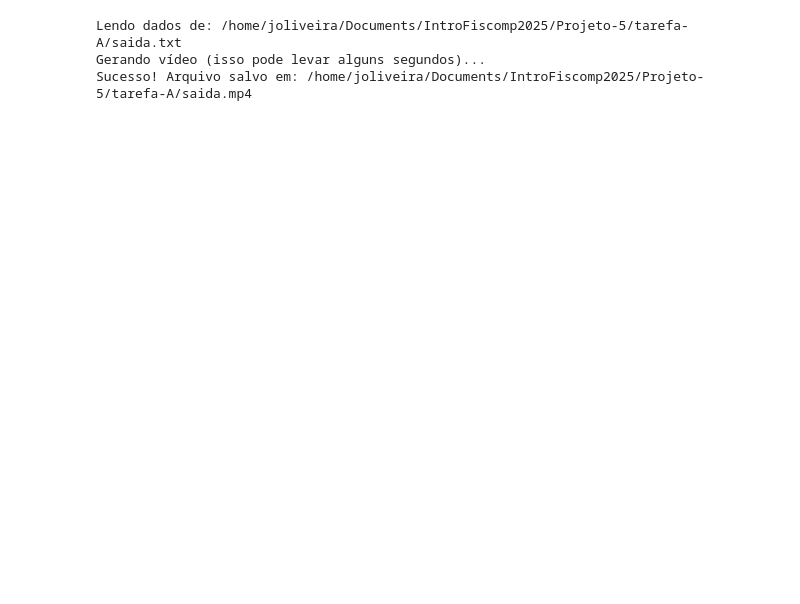
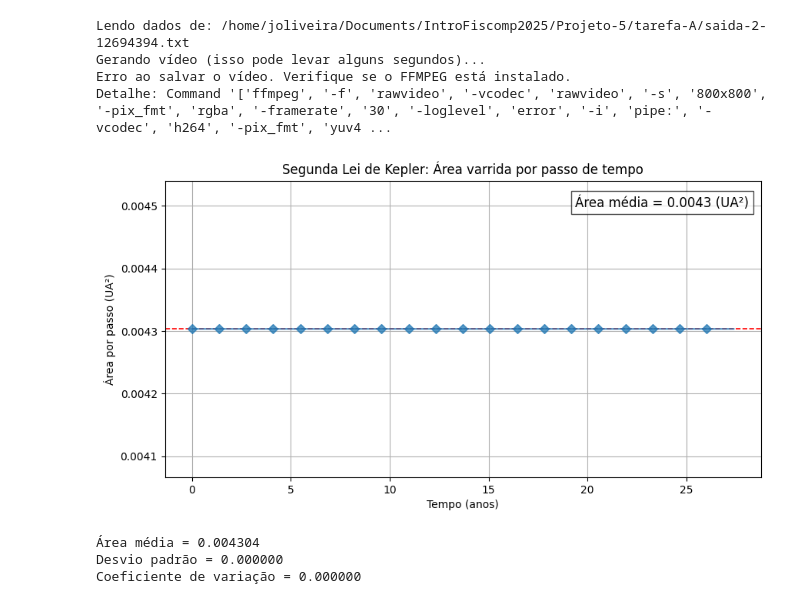
Before and after one commit to coppernium/IntroFiscomp2025, a Jupyter notebook: Projeto-5/tarefa-A/plot.ipynb, the cells around one changed output. Drawn from its saved outputs; the diff is of its cells as text; code cells hidden in the pictures; blank space fills up the shorter version.

```diff
--- a/Projeto-5/tarefa-A/plot.ipynb
+++ b/Projeto-5/tarefa-A/plot.ipynb
@@ -104,8 +104,70 @@ def animar_e_salvar_mp4(caminho_arquivo_entrada):
 # --- Exemplo de Uso ---
 if __name__ == "__main__":
     # Basta passar o nome do arquivo gerado pelo Fortran
-    animar_e_salvar_mp4('saida.txt')
+    animar_e_salvar_mp4('saida-2-12694394.txt')
 # %% [output]
-Lendo dados de: /home/joliveira/Documents/IntroFiscomp2025/Projeto-5/tarefa-A/saida.txt
+Lendo dados de: /home/joliveira/Documents/IntroFiscomp2025/Projeto-5/tarefa-A/saida-2-12694394.txt
 Gerando vídeo (isso pode levar alguns segundos)...
-Sucesso! Arquivo salvo em: /home/joliveira/Documents/IntroFiscomp2025/Projeto-5/tarefa-A/saida.mp4
+Erro ao salvar o vídeo. Verifique se o FFMPEG está instalado.
+Detalhe: Command '['ffmpeg', '-f', 'rawvideo', '-vcodec', 'rawvideo', '-s', '800x800', '-pix_fmt', 'rgba', '-framerate', '30', '-loglevel', 'error', '-i', 'pipe:', '-vcodec', 'h264', '-pix_fmt', 'yuv4 ...
+# %%
+# -*- coding: utf-8 -*-
+
+import numpy as np
+import matplotlib.pyplot as plt
+
+# --------------------------------------------------------------------
+# Lê o arquivo gerado pelo Fortran
+# --------------------------------------------------------------------
+dados = np.loadtxt("saida-1-12694394.txt", delimiter=",")
+
+t = dados[:,0]       # tempo
+area = dados[:,1]    # área varrida em cada passo
+
+# --------------------------------------------------------------------
+# Calcula estatísticas
+# --------------------------------------------------------------------
+area_media = np.mean(area)
+desvio = np.std(area)
+
+# --------------------------------------------------------------------
+# Plota a área por passo da órbita
+# --------------------------------------------------------------------
+plt.figure(figsize=(10,5))
+
+# Linha horizontal em vermelho indicando a área média
+plt.axhline(area_media, color='red', linestyle='--', linewidth=1.2)
+
+
+plt.plot(t, area, linewidth=1.6, marker="D", markevery=500,alpha=0.75)
+
+plt.title("Segunda Lei de Kepler: Área varrida por passo de tempo")
+plt.xlabel("Tempo (anos)")
+plt.ylabel("Área por passo (UA²)")
+plt.grid(True)
+
+# --------------------------------------------------------------------
+# Escreve a área média no canto superior direito
+# --------------------------------------------------------------------
+texto = f"Área média = {area_media:.4f} (UA²)"
+plt.text(
+    0.98, 0.95, texto,
+    transform=plt.gca().transAxes,
+    fontsize=12,
+    ha='right', va='top',
+    bbox=dict(facecolor='white', alpha=0.7, edgecolor='black')
+)
+
+plt.show()
+
+# --------------------------------------------------------------------
+# Também imprime no terminal
+# --------------------------------------------------------------------
+print(f"Área média = {area_media:.6f}")
+print(f"Desvio padrão = {desvio:.6f}")
+print(f"Coeficiente de variação = {desvio/area_media:.6f}")
+# %% [output]
+[figure, added]
+Área média = 0.004304
+Desvio padrão = 0.000000
+Coeficiente de variação = 0.000000
```
Also changed, not shown: parts of 1 cell of this notebook, 12 other files.
